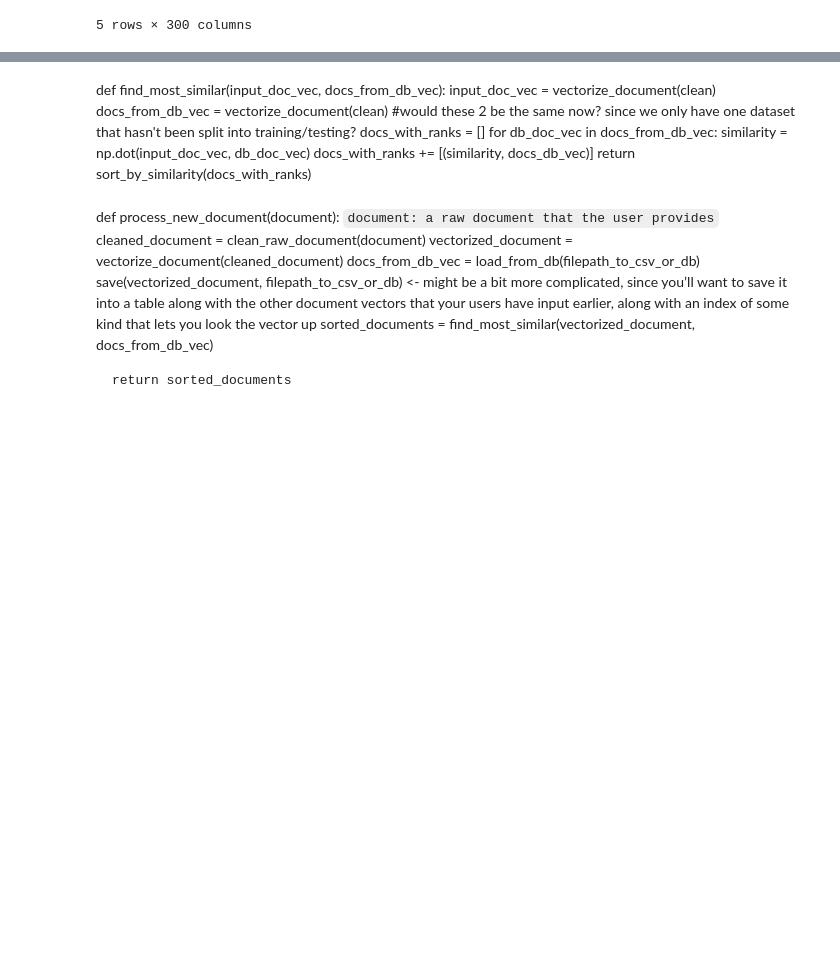
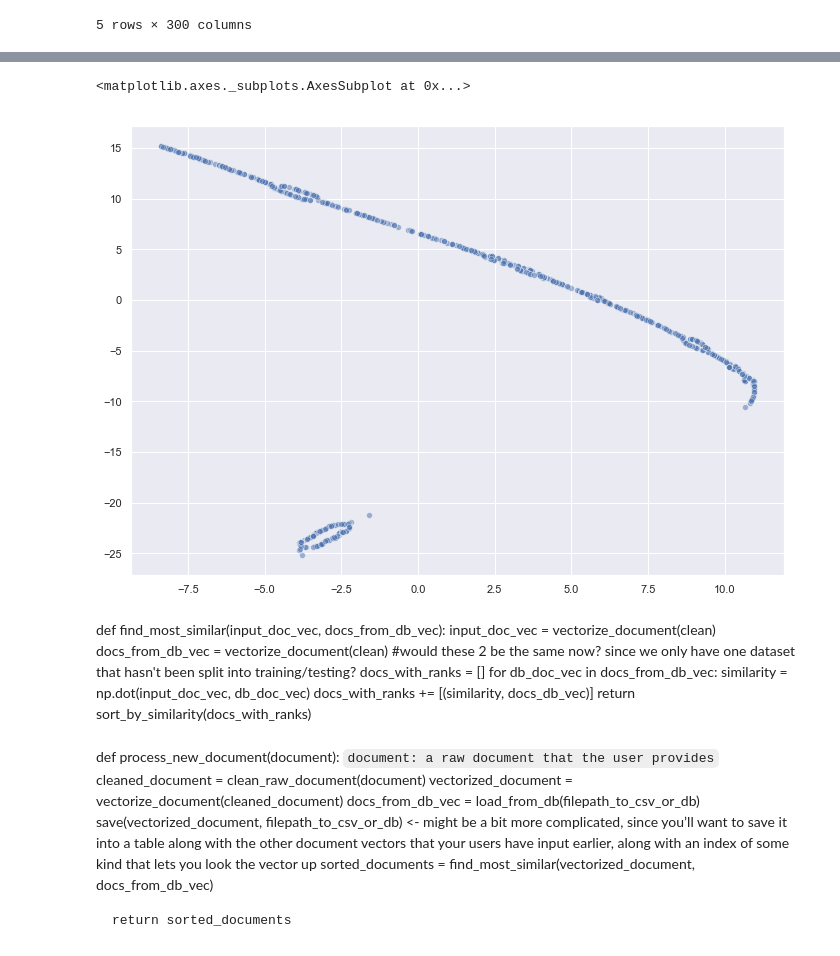
Before and after one commit to angelaaaateng/Projects, a Jupyter notebook: Pangea_RS_5.ipynb, the cells around one changed output, grey strips where cells are left out. Cells and saved outputs as stored; diff of their text form; code cells hidden in the pictures; blank space fills up the shorter version.

```diff
--- a/Pangea_RS_5.ipynb
+++ b/Pangea_RS_5.ipynb
@@ -384,9 +377,13 @@ TypeError: 'int' object is not iterable
 # %%
+# iteration 2 of dictionary of title vectors
 dict_of_title_vecs = {}
 for title in filtered_word_list:
     sum_vec = np.zeros(300)
+    norm_sum_vec = np.zeros(300)
     for word in title:
         sum_vec += model[word]
-        for sum_vec in len(300):
-            norm_sum_vec = np.linalg.norm(sum_vec)
-        dict_of_title_vecs[" ".join(title)] = norm_sum_vec
+        norm_sum_vec += np.linalg.norm(sum_vec)
+        #norm_sum_vec = np.linalg.norm(sum_vec)
+    dict_of_title_vecs[" ".join(title)] = norm_sum_vec
+
+#if we normalize this, do i still need to average it? should i just np.mean the whole thing?
@@ -707,0 +409,13 @@ ValueError: setting an array element with a sequence.
+# %%
+# iteration 3 of dictionary of title vectors
+dict_of_title_vecs = {}
+for title in filtered_word_list:
+    sum_vec = np.zeros(300)
+    norm_sum_vec = np.zeros(300)
+    for word in title:
+        sum_vec += model[word]
+        norm_sum_vec += np.linalg.norm(sum_vec)
+        #norm_sum_vec = np.linalg.norm(sum_vec)
+    dict_of_title_vecs[" ".join(title)] = np.mean(norm_sum_vec, axis=0)
+
+#if we normalize this, do i still need to average it? should i just np.mean the whole thing?
@@ -707,0 +447,18 @@ ValueError: setting an array element with a sequence.
+# %%
+#testing out what shes doing here... recheck with jeremie
+from sklearn.manifold import TSNE
+
+#model initialization
+tsne = TSNE(n_components = 2, init = 'random', random_state = 10, perplexity = 100)
+# %%
+# trasforming word vectors
+tsne_df = tsne.fit_transform(word_vec_master)
+# %%
+#using seaborn to visualize sentence relations
+sns.set()
+
+fig, ax = plt.subplots(figsize = (11.7, 8.27))
+sns.scatterplot(tsne_df[:, 0], tsne_df[:, 1], alpha = 0.5)
+# %% [output]
+<matplotlib.axes._subplots.AxesSubplot at 0x...>
+[figure, added]
```
Also changed, not shown: parts of 35 cells of this notebook.
